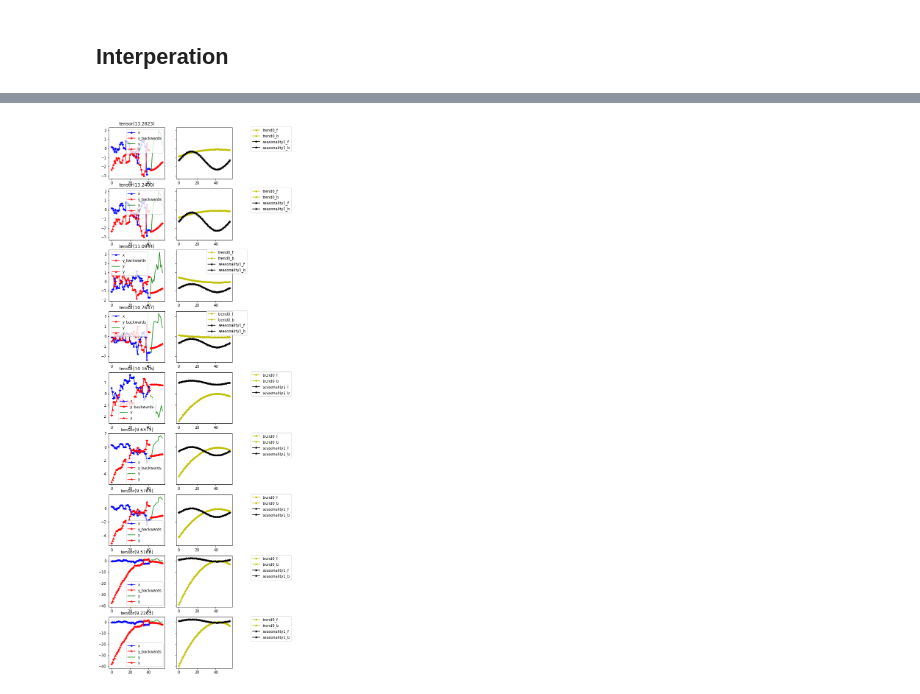
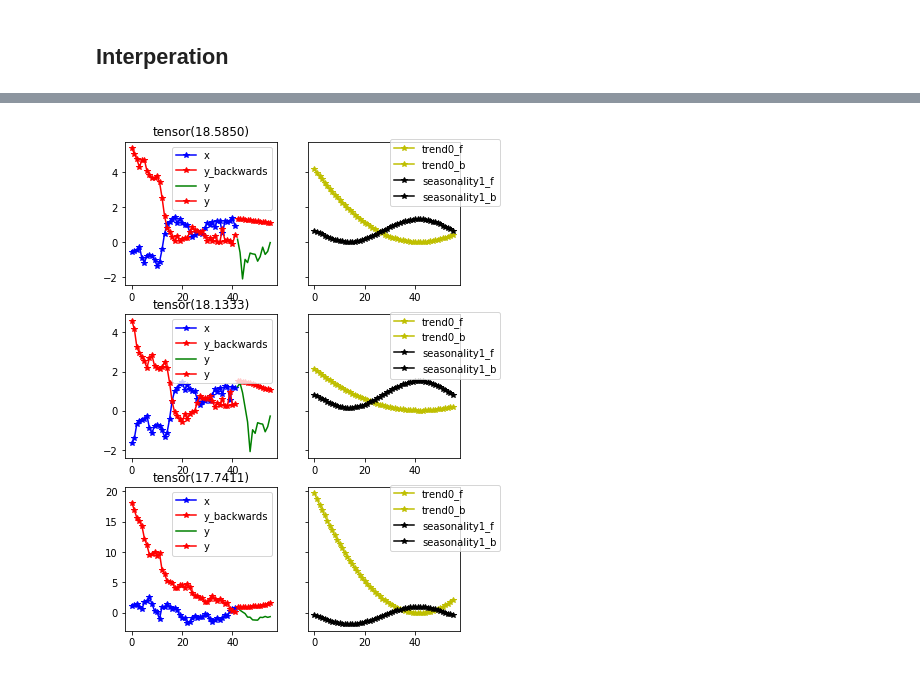
Before and after one commit to takotab/fastseq, a Jupyter notebook: nbs/index.ipynb, the cells around one changed output, grey strips where cells are left out. Cells and saved outputs as stored; diff of their text form; code cells hidden in the pictures.

```diff
--- a/nbs/index.ipynb
+++ b/nbs/index.ipynb
@@ -40,8 +40,8 @@ data.show_batch()
 [figure]
 # %%
 # TODO make custom learner with custom model
-learn = nbeats_learner(data,layers=[512, 512], stack_types=("trend","seasonality"), b_loss=.4,
-                       loss_func= CombinedLoss(F.mse_loss, smape, ratio = {'smape':.05})
+learn = nbeats_learner(data,layers=[512, 512], stack_types=("trend","seasonality"), b_loss=.4, nb_blocks_per_stack=5,
+                       loss_func=CombinedLoss(F.mse_loss, smape, ratio = {'smape':.05})
                       )
 # %%
 from fastai2.callback.all import *
@@ -52,5 +52,5 @@ learn.lr_find()
 # %%
-learn.fit_one_cycle(3, 1e-3)
+learn.fit_one_cycle(3, 1e-4)
 learn.recorder.plot_loss()
 # %% [output]
 | epoch | train_loss | valid_loss | mae | smape | mse_loss | theta | b_loss | time |
@@ -73,6 +73,6 @@ interp = NBeatsInterpretation.from_learner(learn)
 # %% [output]
 [interactive output not drawn]
 # %%
-interp.plot_top_losses(9)
+interp.plot_top_losses(3)
 # %% [output]
-[figure, old version]
+[figure, new version]
```
Also changed, not shown: parts of 4 cells of this notebook, 15 other files.
